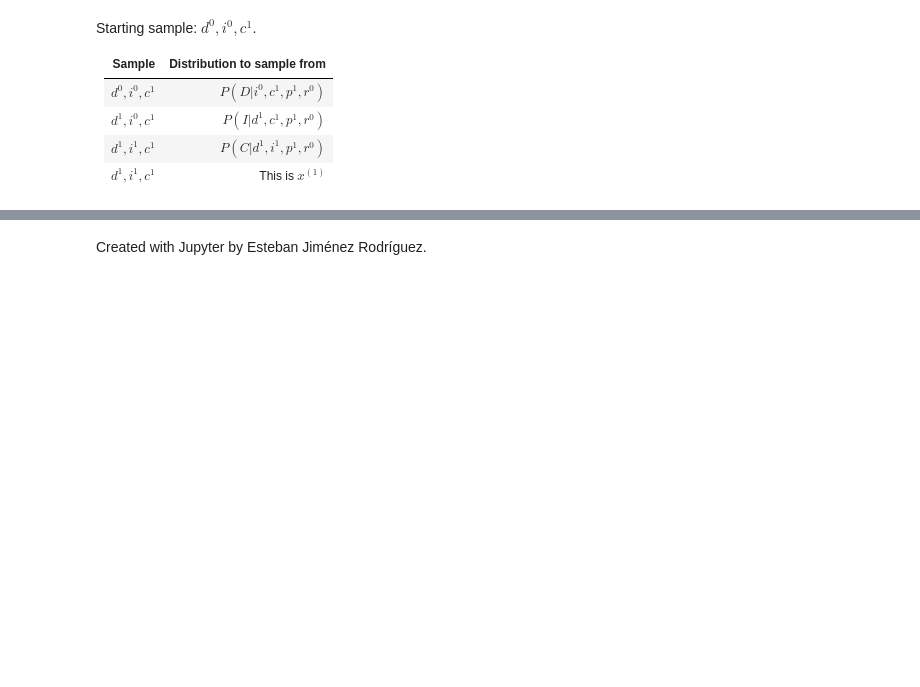
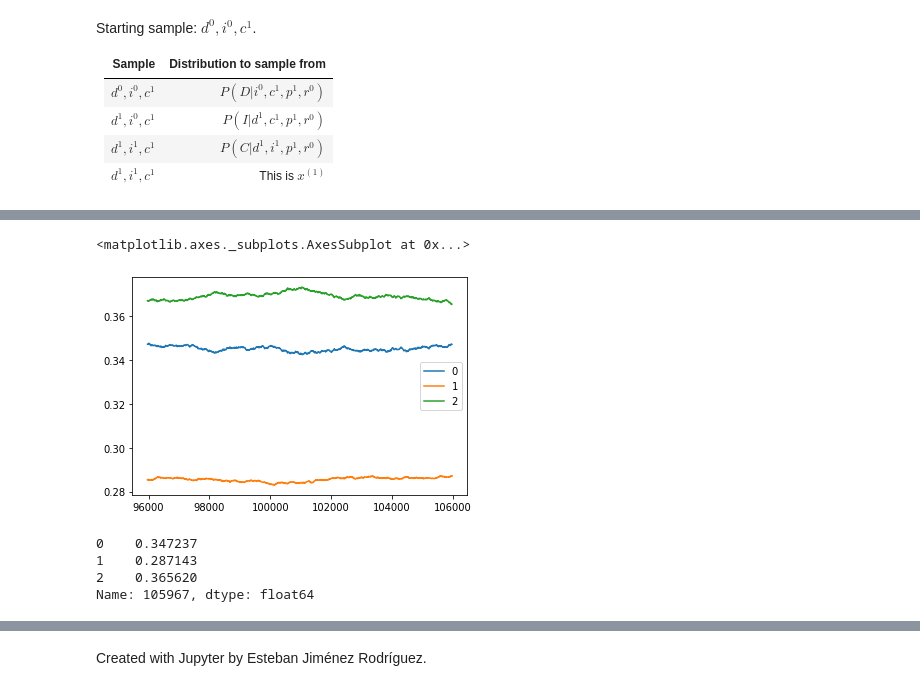
Before and after one commit to AdrianRamosDS/mgpo2021, a Jupyter notebook: Modulo2/Clase8/SamplingMethods.ipynb, the cells around one changed output, grey strips where cells are left out. Drawn from its saved outputs; the diff is of its cells as text; code cells hidden in the pictures; blank space fills up the shorter version.

```diff
--- a/Modulo2/Clase8/SamplingMethods.ipynb
+++ b/Modulo2/Clase8/SamplingMethods.ipynb
@@ -156,2 +232,6 @@ Now, let's see what we get using forward sampling:
 # %%
 # Number of samples for error of 1% and confidence of 99%
+epsilon = 0.01
+delta = 0.01
+M = np.ceil(- 1 / (2 * epsilon**2) * np.log(delta / 2)).astype(int)
+M
@@ -338,4 +544,6 @@ Starting sample: $d^0, i^0, c^1$.
 # %%
 # Instantiate a sampling object
+sampler = GibbsSampling(student_model)
 # %%
 # Generate N samples
+samples = sampler.sample(size=4 * M)
@@ -342,2 +559,3 @@ Starting sample: $d^0, i^0, c^1$.
 # %%
 # Use rolling to get statistics on windows of predefined size
+P_C_hat_gibbs = pd.get_dummies(samples['C']).rolling(window=M).mean()
@@ -344,4 +578,15 @@ Starting sample: $d^0, i^0, c^1$.
 # %%
 # Plot
+P_C_hat_gibbs[-10000:].plot()
+# %% [output]
+<matplotlib.axes._subplots.AxesSubplot at 0x...>
+[figure, added]
+# %%
+P_C_hat_gibbs.iloc[-1]
+# %% [output]
+0    0.347237
+1    0.287143
+2    0.365620
+Name: 105967, dtype: float64
 # %%
 # Compare
```
Also changed, not shown: parts of 56 cells of this notebook, 1 other file.
